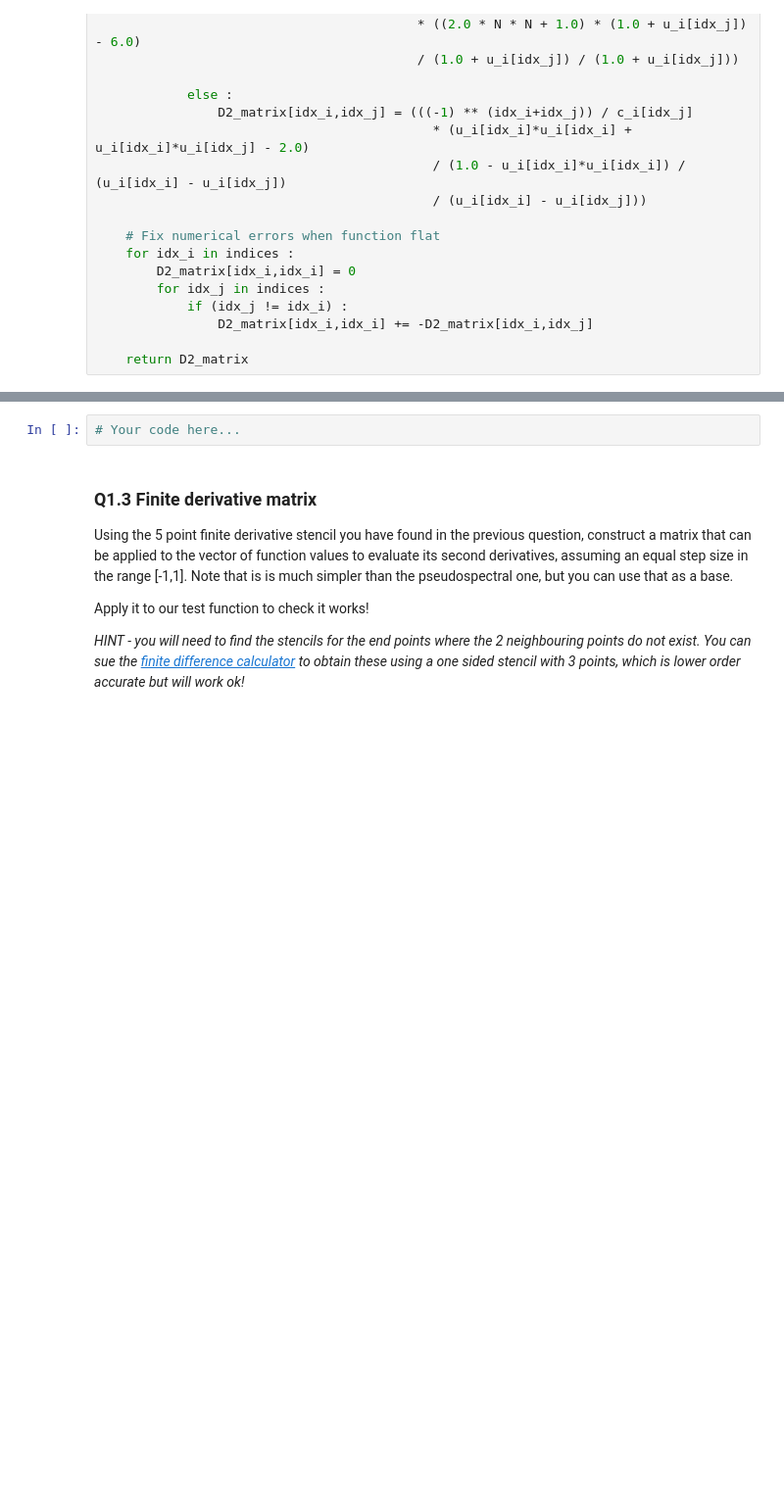
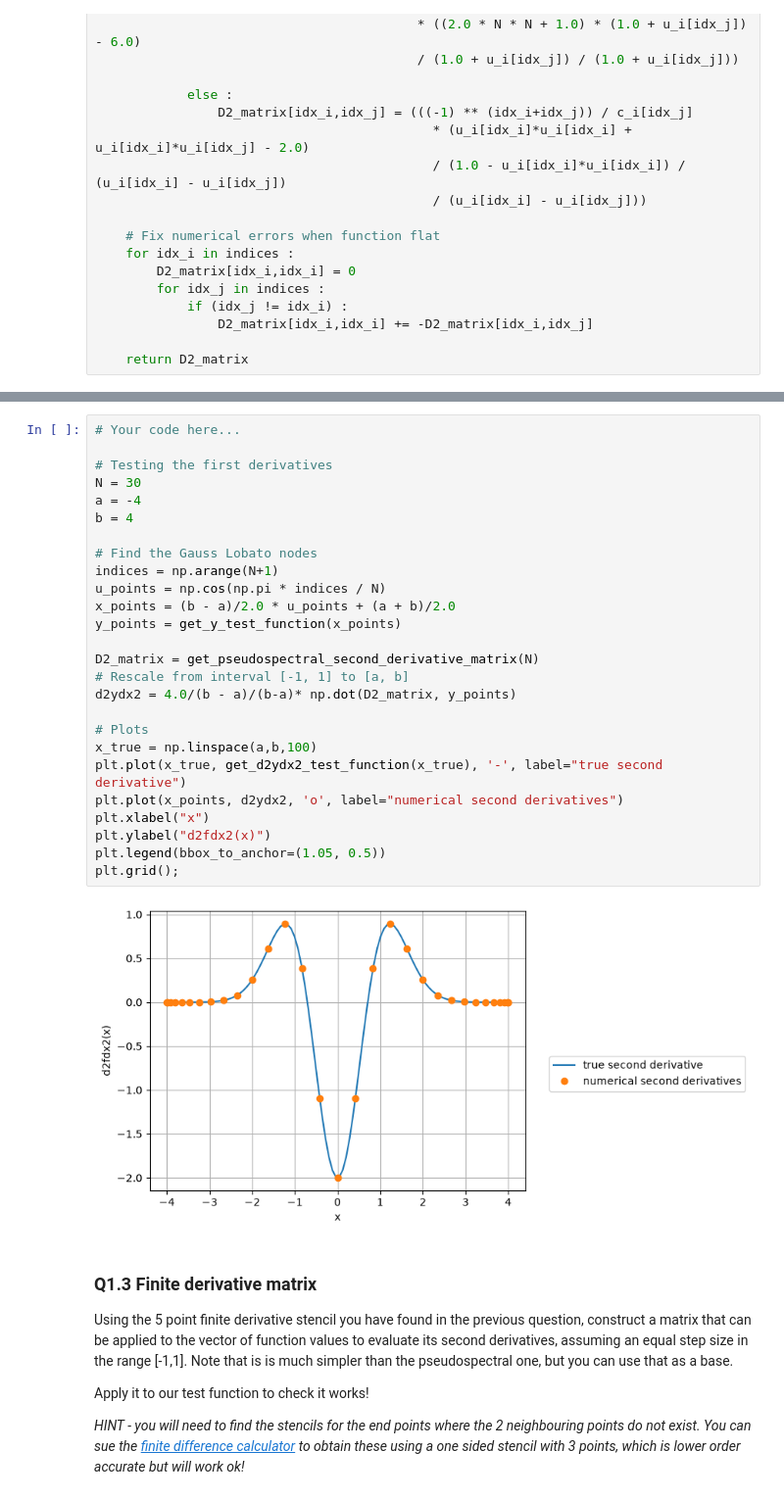
Before and after one commit to Hyphern/TopicsInSciComp, a Jupyter notebook: Notebooks/Week10_LabExercises.ipynb, the cells around one changed output, grey strips where cells are left out. Shown at 98% size. Cells and saved outputs as stored; diff of their text form; blank space fills up the shorter version.

```diff
--- a/Notebooks/Week10_LabExercises.ipynb
+++ b/Notebooks/Week10_LabExercises.ipynb
@@ -183,5 +228,31 @@ plt.grid();
 # %%
 # Your code here...
+
+# Testing the first derivatives
+N = 30
+a = -4
+b = 4
+
+# Find the Gauss Lobato nodes
+indices = np.arange(N+1)
+u_points = np.cos(np.pi * indices / N)
+x_points = (b - a)/2.0 * u_points + (a + b)/2.0
+y_points = get_y_test_function(x_points)
+
+D2_matrix = get_pseudospectral_second_derivative_matrix(N)
+# Rescale from interval [-1, 1] to [a, b]
+d2ydx2 = 4.0/(b - a)/(b-a)* np.dot(D2_matrix, y_points)
+
+# Plots
+x_true = np.linspace(a,b,100)
+plt.plot(x_true, get_d2ydx2_test_function(x_true), '-', label="true second derivative")
+plt.plot(x_points, d2ydx2, 'o', label="numerical second derivatives")
+plt.xlabel("x")
+plt.ylabel("d2fdx2(x)")
+plt.legend(bbox_to_anchor=(1.05, 0.5))
+plt.grid();
+# %% [output]
+[figure, added]
 # %% [markdown]
 ### Q1.3 Finite derivative matrix
 
```
Also changed, not shown: parts of 8 cells of this notebook, 5 other files.
